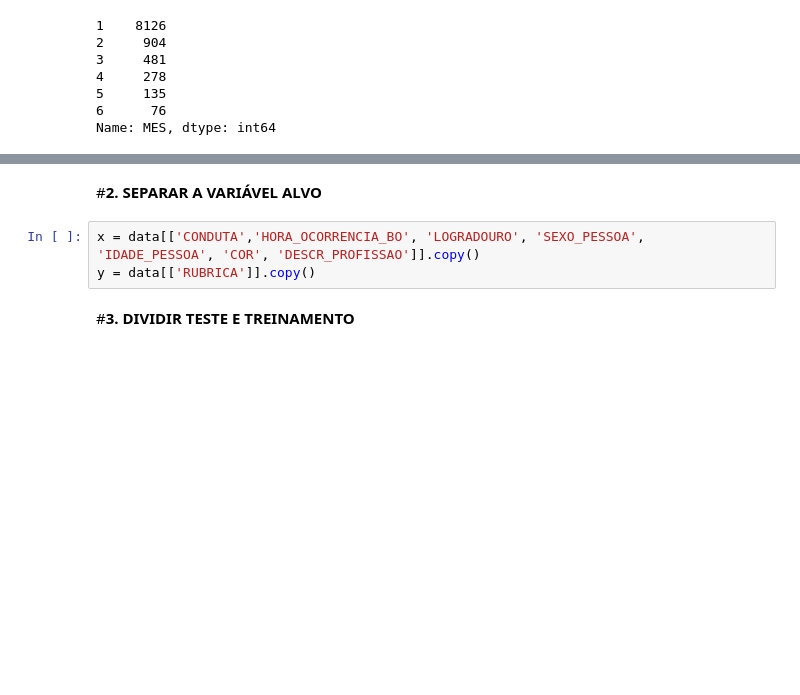
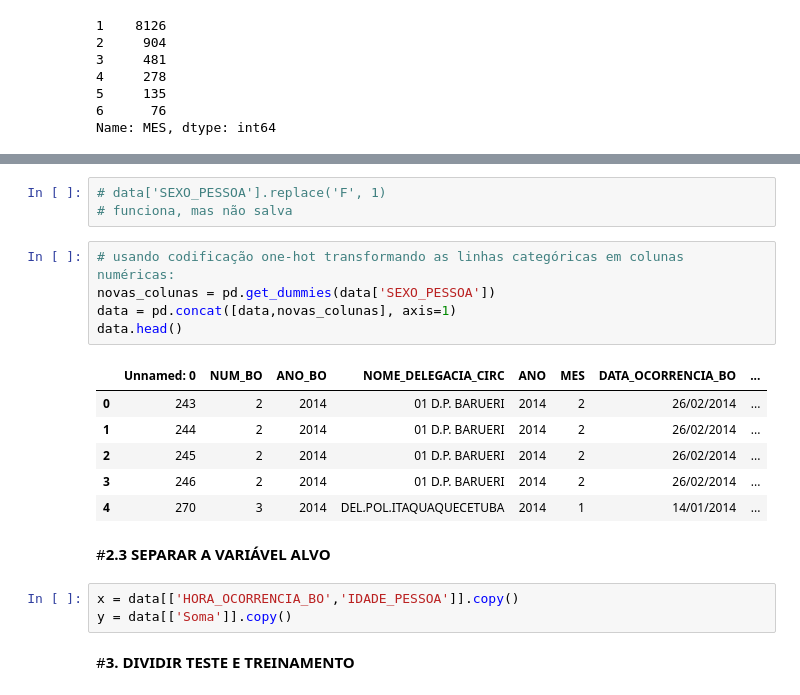
Before and after one commit to debora28/pi-2020.2, a Jupyter notebook: 07_12_Crime_E2.ipynb, the cells around one changed output, grey strips where cells are left out. Cells and saved outputs as stored; diff of their text form; blank space fills up the shorter version.

```diff
--- a/07_12_Crime_E2.ipynb
+++ b/07_12_Crime_E2.ipynb
@@ -502,8 +418,23 @@ Successfully built folium
+# %%
+# data['SEXO_PESSOA'].replace('F', 1)
+# funciona, mas não salva
+# %%
+# usando codificação one-hot transformando as linhas categóricas em colunas numéricas:
+novas_colunas = pd.get_dummies(data['SEXO_PESSOA'])
+data = pd.concat([data,novas_colunas], axis=1)
+data.head()
+# %% [output]
+|  | Unnamed: 0 | NUM_BO | ANO_BO | NOME_DELEGACIA_CIRC | ANO | MES | DATA_OCORRENCIA_BO | ... |
+| 0 | 243 | 2 | 2014 | 01 D.P. BARUERI | 2014 | 2 | 26/02/2014 | ... |
+| 1 | 244 | 2 | 2014 | 01 D.P. BARUERI | 2014 | 2 | 26/02/2014 | ... |
+| 2 | 245 | 2 | 2014 | 01 D.P. BARUERI | 2014 | 2 | 26/02/2014 | ... |
+| 3 | 246 | 2 | 2014 | 01 D.P. BARUERI | 2014 | 2 | 26/02/2014 | ... |
+| 4 | 270 | 3 | 2014 | DEL.POL.ITAQUAQUECETUBA | 2014 | 1 | 14/01/2014 | ... |
 # %% [markdown]
-#**2. SEPARAR A VARIÁVEL ALVO**
+#**2.3 SEPARAR A VARIÁVEL ALVO**
 # %%
-x = data[['CONDUTA','HORA_OCORRENCIA_BO', 'LOGRADOURO', 'SEXO_PESSOA', 'IDADE_PESSOA', 'COR', 'DESCR_PROFISSAO']].copy()
-y = data[['RUBRICA']].copy()
+x = data[['HORA_OCORRENCIA_BO','IDADE_PESSOA']].copy()
+y = data[['Soma']].copy()
 # %% [markdown]
 #**3. DIVIDIR TESTE E TREINAMENTO**
 # %%
```
Also changed, not shown: parts of 38 cells of this notebook.
